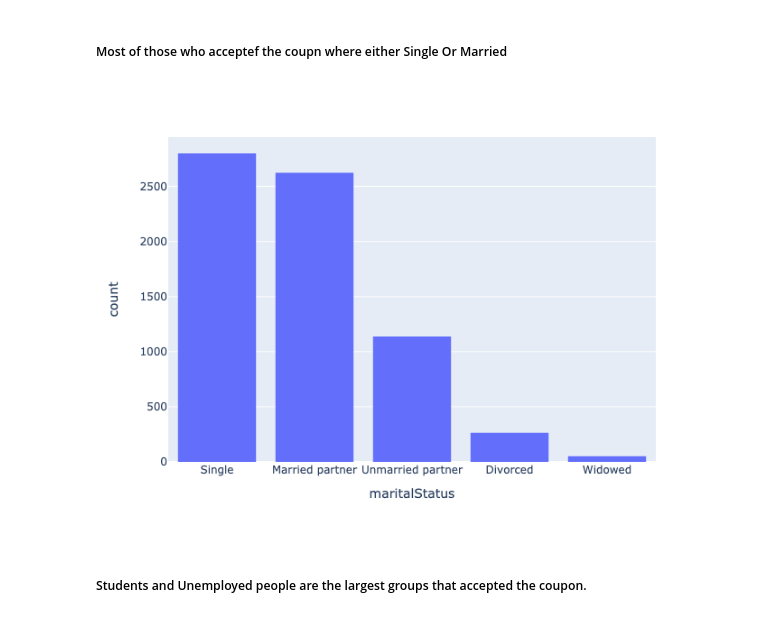
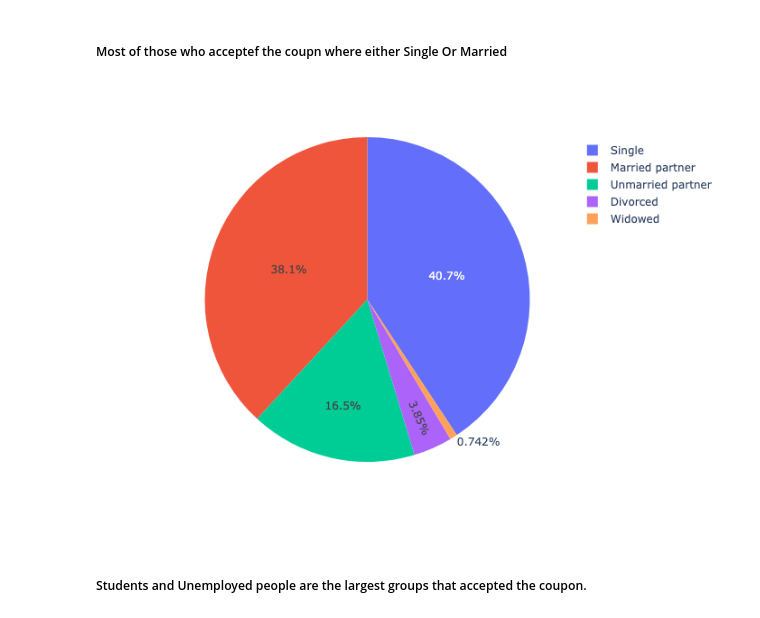
Before and after one commit to hagayzamir/BH-PCMLAI-Module_5, a Jupyter notebook: assignment_5_1_starter/prompt-Copy1.ipynb, the cells around one changed output. Saved outputs shown, nothing was run; the diff lists cells and outputs as text; code cells hidden in the pictures.

```diff
--- a/assignment_5_1_starter/prompt-Copy1.ipynb
+++ b/assignment_5_1_starter/prompt-Copy1.ipynb
@@ -488,10 +488,10 @@ hist.show('png')
 # %% [markdown]
 ##### Most of those who acceptef the coupn where either Single Or Married
 # %%
-hist = px.histogram(data.query('Y == 1'), x= 'maritalStatus')
-hist.show('png')
+fig = px.pie(data.query('Y == 1'), values='Y', names='maritalStatus')
+fig.show('png')
 # %% [output]
-[figure, old version]
+[figure, new version]
 # %% [markdown]
 ##### Students and Unemployed people are the largest groups that accepted the coupon.
 # %%
```
Also changed, not shown: parts of 1 cell of this notebook.
